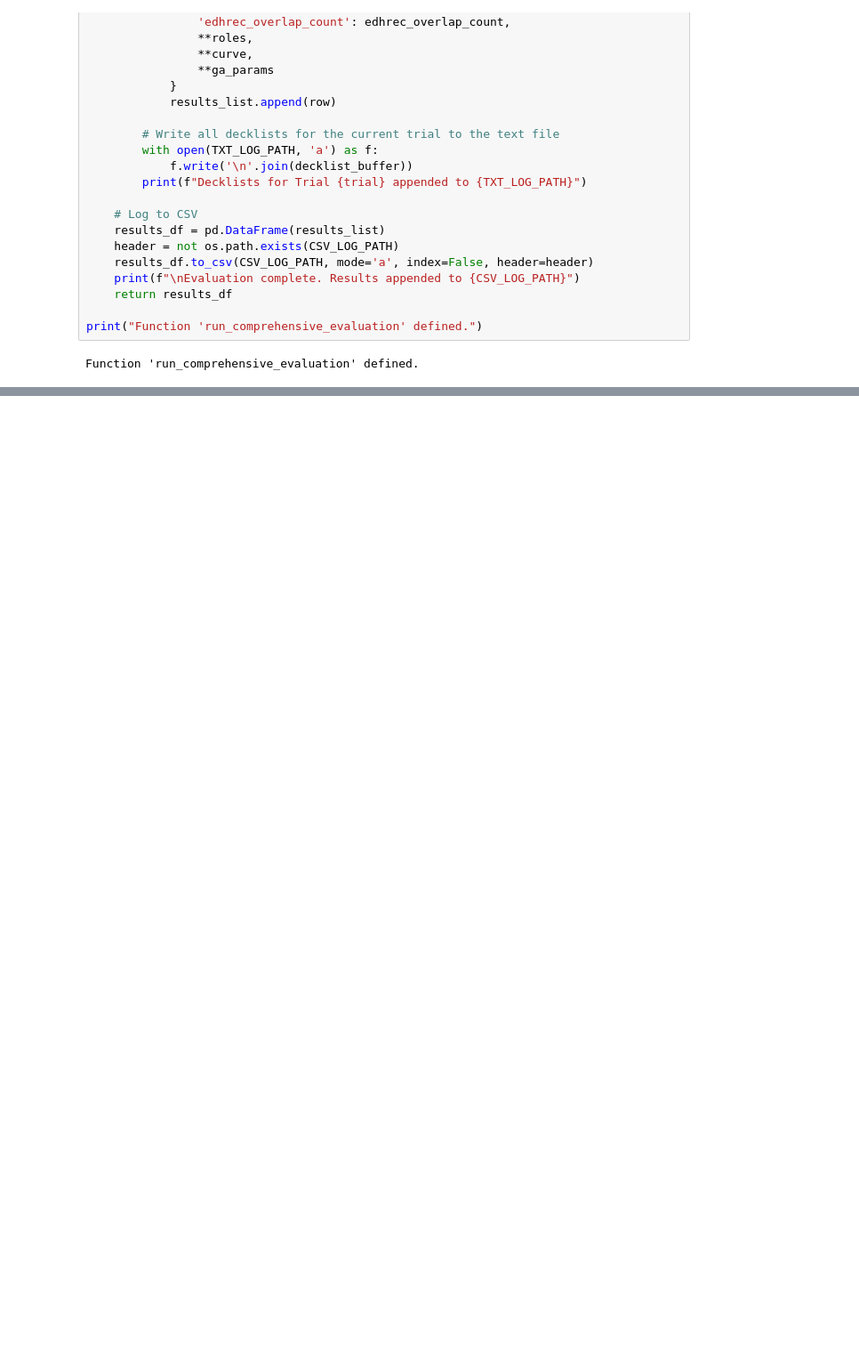
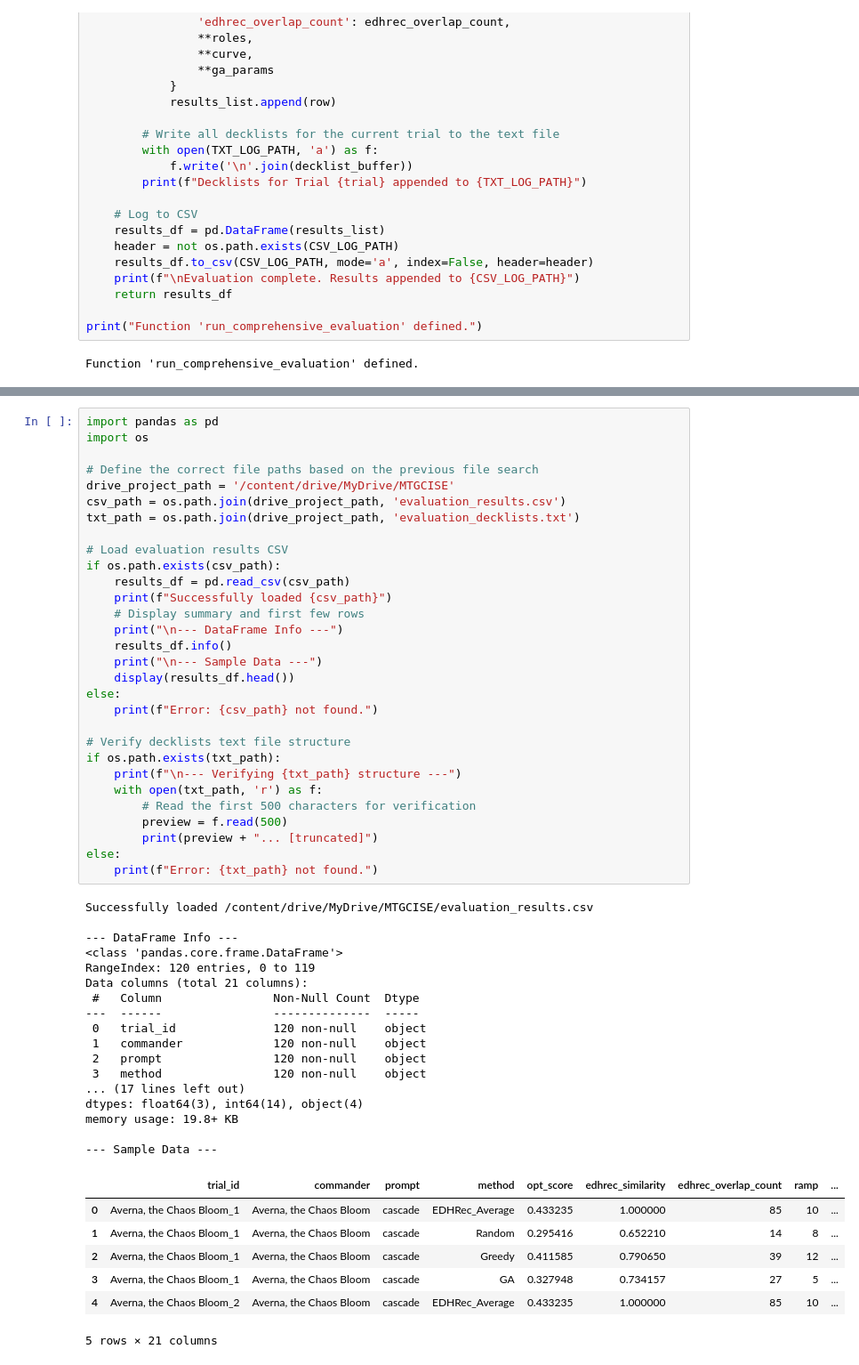
Before and after one commit to Lenfried/edh-autobuilder, a Jupyter notebook: edhAutobuilder.ipynb, the cells around one changed output, grey strips where cells are left out. Shown at 89% size. Drawn from its saved outputs; the diff is of its cells as text; blank space fills up the shorter version.

```diff
--- a/edhAutobuilder.ipynb
+++ b/edhAutobuilder.ipynb
@@ -3845,0 +3907,55 @@ Optimization Weights: {'alignment': 0.85, 'cohesion': 0.1, 'structure': 0.05}
+# %%
+import pandas as pd
+import os
+
+# Define the correct file paths based on the previous file search
+drive_project_path = '/content/drive/MyDrive/MTGCISE'
+csv_path = os.path.join(drive_project_path, 'evaluation_results.csv')
+txt_path = os.path.join(drive_project_path, 'evaluation_decklists.txt')
+
+# Load evaluation results CSV
+if os.path.exists(csv_path):
+    results_df = pd.read_csv(csv_path)
+    print(f"Successfully loaded {csv_path}")
+    # Display summary and first few rows
+    print("\n--- DataFrame Info ---")
+    results_df.info()
+    print("\n--- Sample Data ---")
+    display(results_df.head())
+else:
+    print(f"Error: {csv_path} not found.")
+
+# Verify decklists text file structure
+if os.path.exists(txt_path):
+    print(f"\n--- Verifying {txt_path} structure ---")
+    with open(txt_path, 'r') as f:
+        # Read the first 500 characters for verification
+        preview = f.read(500)
+        print(preview + "... [truncated]")
+else:
+    print(f"Error: {txt_path} not found.")
+# %% [output]
+Successfully loaded /content/drive/MyDrive/MTGCISE/evaluation_results.csv
+
+--- DataFrame Info ---
+<class 'pandas.core.frame.DataFrame'>
+RangeIndex: 120 entries, 0 to 119
+Data columns (total 21 columns):
+ #   Column                Non-Null Count  Dtype
+---  ------                --------------  -----
+ 0   trial_id              120 non-null    object
+ 1   commander             120 non-null    object
+ 2   prompt                120 non-null    object
+ 3   method                120 non-null    object
+... (17 lines left out)
+dtypes: float64(3), int64(14), object(4)
+memory usage: 19.8+ KB
+
+--- Sample Data ---
+|  | trial_id | commander | prompt | method | opt_score | edhrec_similarity | edhrec_overlap_count | ramp | ... |
+| 0 | Averna, the Chaos Bloom_1 | Averna, the Chaos Bloom | cascade | EDHRec_Average | 0.433235 | 1.000000 | 85 | 10 | ... |
+| 1 | Averna, the Chaos Bloom_1 | Averna, the Chaos Bloom | cascade | Random | 0.295416 | 0.652210 | 14 | 8 | ... |
+| 2 | Averna, the Chaos Bloom_1 | Averna, the Chaos Bloom | cascade | Greedy | 0.411585 | 0.790650 | 39 | 12 | ... |
+| 3 | Averna, the Chaos Bloom_1 | Averna, the Chaos Bloom | cascade | GA | 0.327948 | 0.734157 | 27 | 5 | ... |
+| 4 | Averna, the Chaos Bloom_2 | Averna, the Chaos Bloom | cascade | EDHRec_Average | 0.433235 | 1.000000 | 85 | 10 | ... |
+5 rows × 21 columns
```
Also changed, not shown: parts of 14 cells of this notebook.
